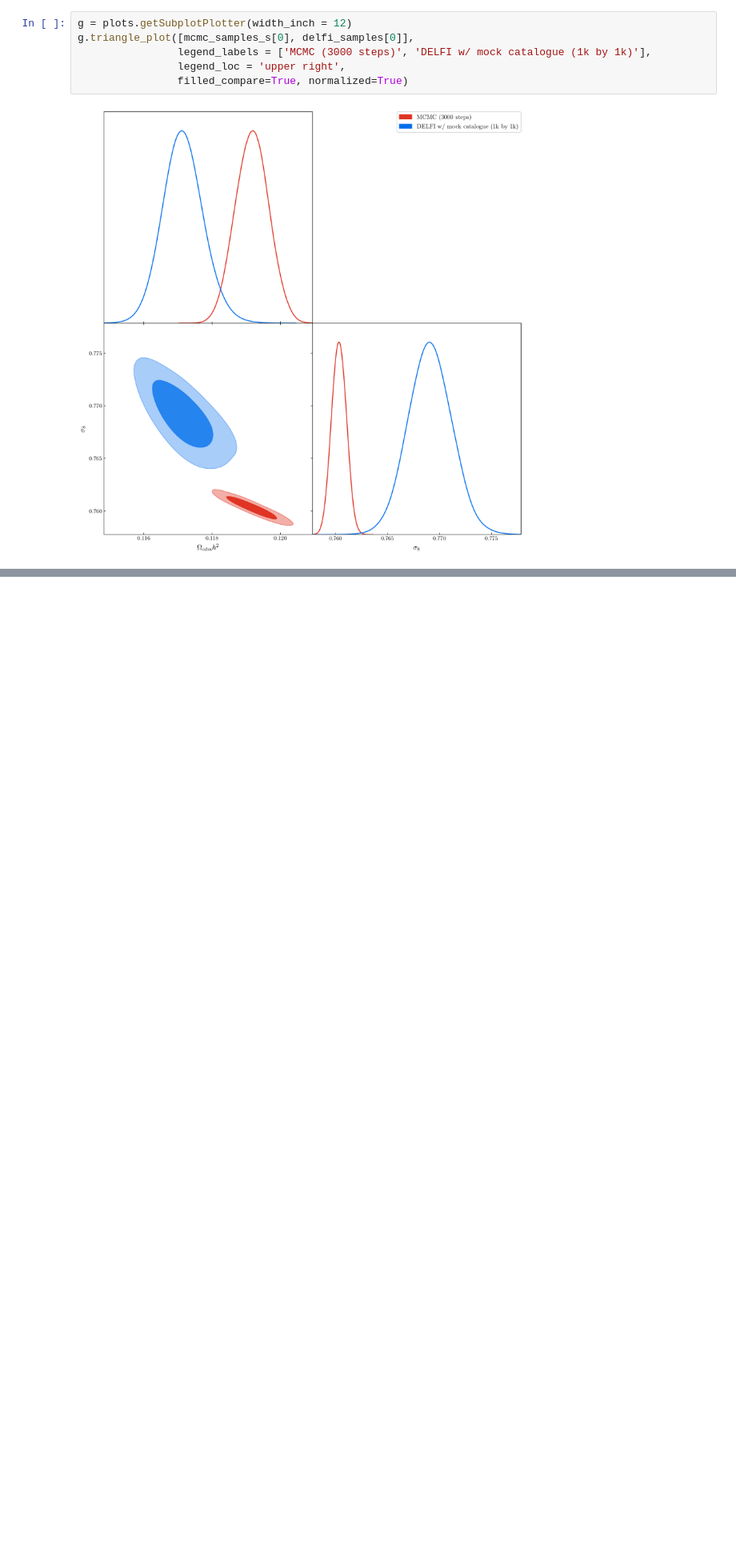
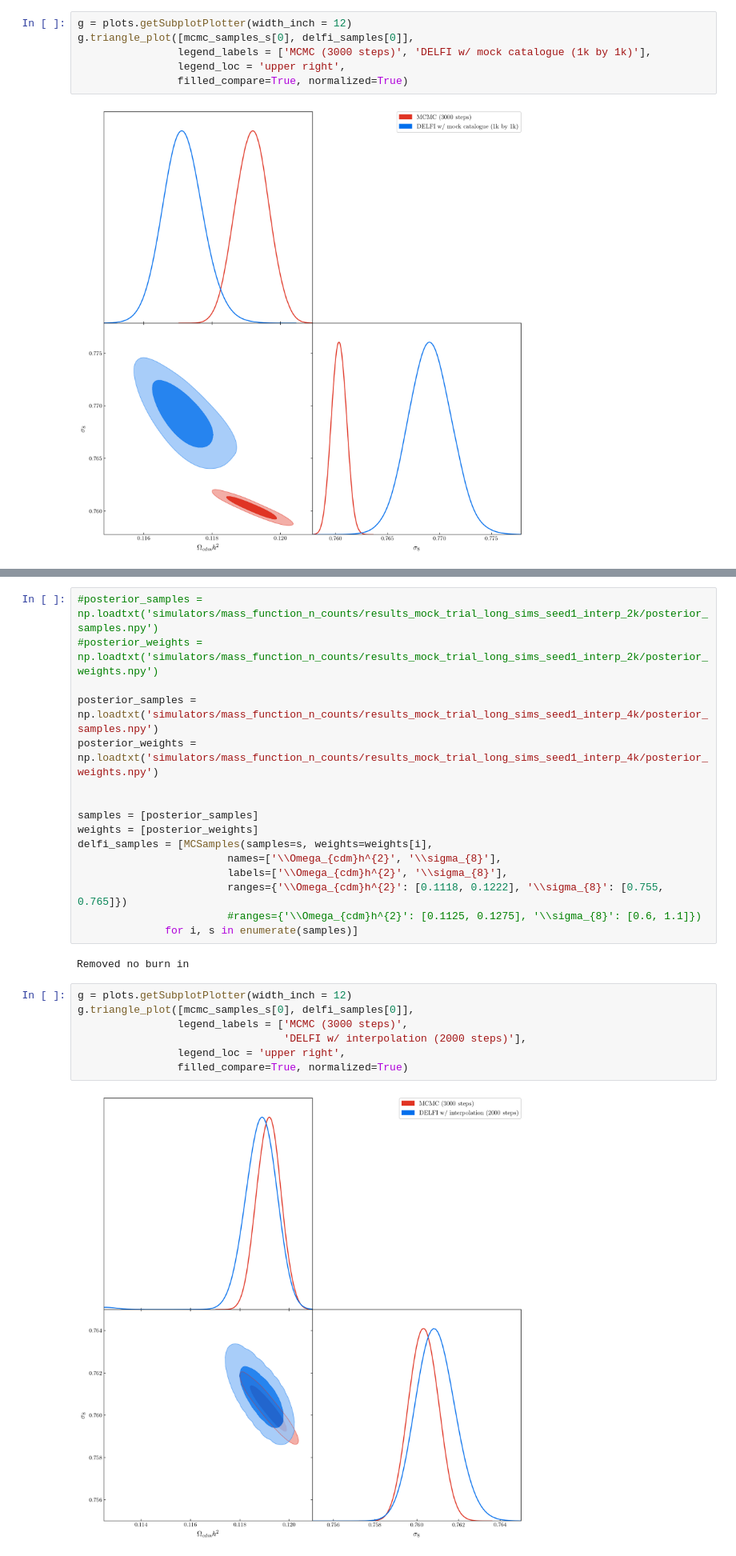
Before and after one commit to AizhanAkhmet/pydelfi_cluster_counts, a Jupyter notebook: examples/7_mcmc_comparison_mocks.ipynb, the cells around one changed output, grey strips where cells are left out. Shown at 80% size. Drawn from its saved outputs; the diff is of its cells as text; blank space fills up the shorter version.

```diff
--- a/examples/7_mcmc_comparison_mocks.ipynb
+++ b/examples/7_mcmc_comparison_mocks.ipynb
@@ -228,0 +379,27 @@ g.triangle_plot([mcmc_samples_s[0], delfi_samples[0]],
+# %%
+#posterior_samples = np.loadtxt('simulators/mass_function_n_counts/results_mock_trial_long_sims_seed1_interp_2k/posterior_samples.npy')
+#posterior_weights = np.loadtxt('simulators/mass_function_n_counts/results_mock_trial_long_sims_seed1_interp_2k/posterior_weights.npy')
+
+posterior_samples = np.loadtxt('simulators/mass_function_n_counts/results_mock_trial_long_sims_seed1_interp_4k/posterior_samples.npy')
+posterior_weights = np.loadtxt('simulators/mass_function_n_counts/results_mock_trial_long_sims_seed1_interp_4k/posterior_weights.npy')
+
+
+samples = [posterior_samples]
+weights = [posterior_weights]
+delfi_samples = [MCSamples(samples=s, weights=weights[i],
+                        names=['\\Omega_{cdm}h^{2}', '\\sigma_{8}'],
+                        labels=['\\Omega_{cdm}h^{2}', '\\sigma_{8}'],
+                        ranges={'\\Omega_{cdm}h^{2}': [0.1118, 0.1222], '\\sigma_{8}': [0.755, 0.765]})
+                        #ranges={'\\Omega_{cdm}h^{2}': [0.1125, 0.1275], '\\sigma_{8}': [0.6, 1.1]})
+              for i, s in enumerate(samples)]
+# %% [output]
+Removed no burn in
+# %%
+g = plots.getSubplotPlotter(width_inch = 12)
+g.triangle_plot([mcmc_samples_s[0], delfi_samples[0]],
+                legend_labels = ['MCMC (3000 steps)',
+                                 'DELFI w/ interpolation (2000 steps)'],
+                legend_loc = 'upper right',
+                filled_compare=True, normalized=True)
+# %% [output]
+[figure, added]
```
Also changed, not shown: parts of 16 cells of this notebook, 1 other file.
